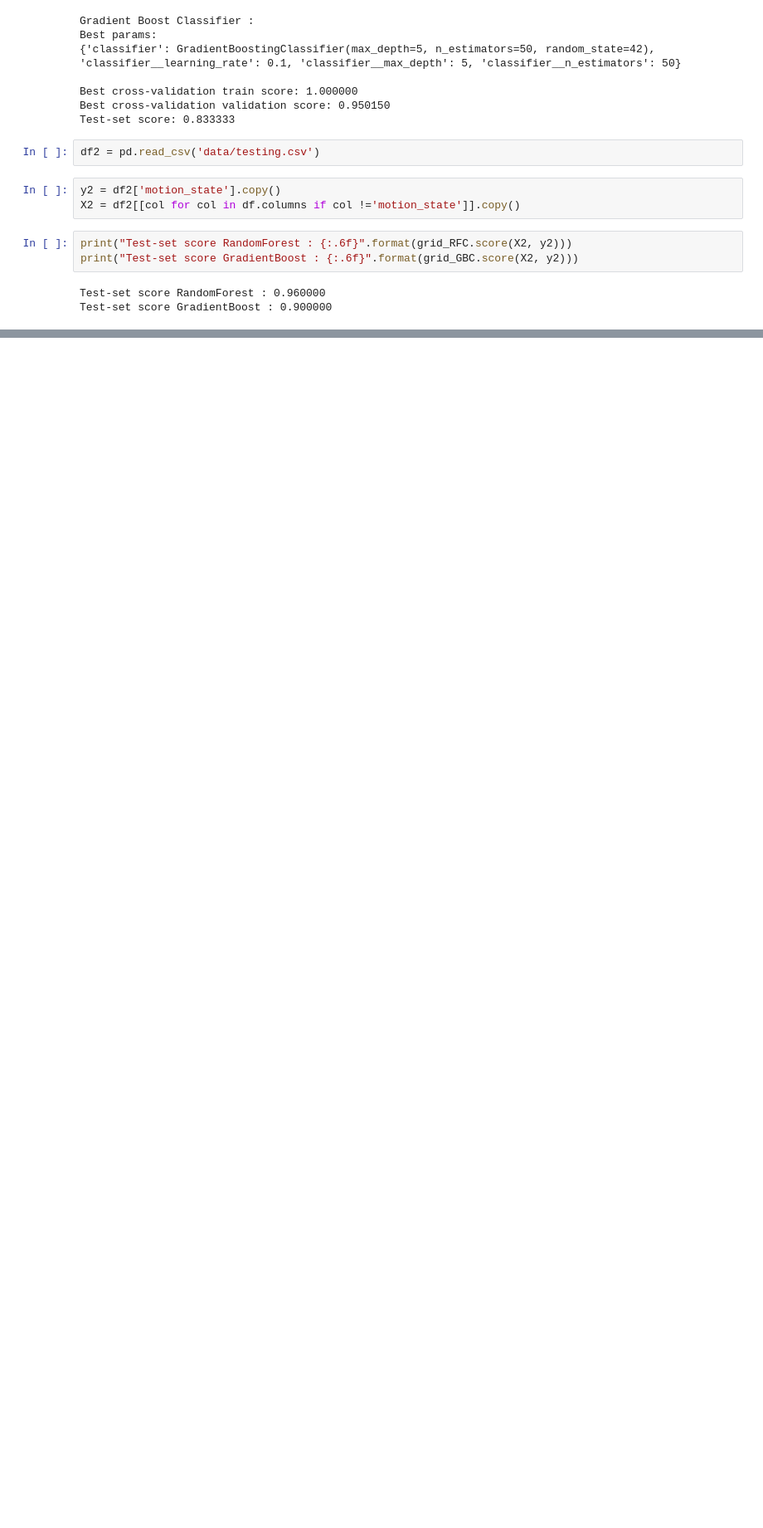
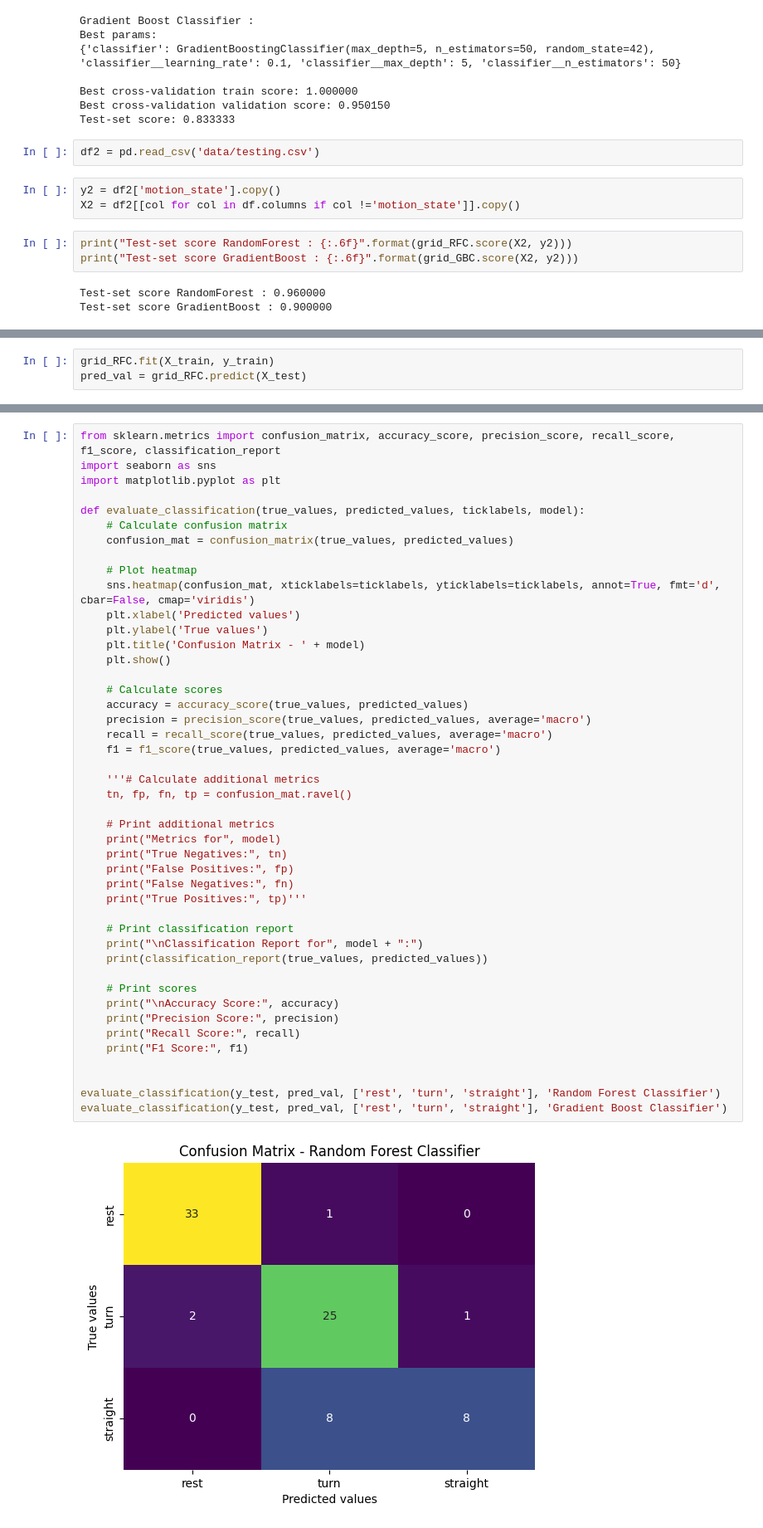
Before and after one commit to sauravuprety21/enel682-proj, a Jupyter notebook: Ensemble.ipynb, the cells around one changed output, grey strips where cells are left out. Shown at 83% size. Saved outputs shown, nothing was run; the diff lists cells and outputs as text; blank space fills up the shorter version.

Commit message:
Update Ensemble.ipynb
Added Accuracy metrics for classifier model

```diff
--- a/Ensemble.ipynb
+++ b/Ensemble.ipynb
@@ -117,0 +122,3 @@ Test-set score GradientBoost : 0.900000
+# %%
+grid_RFC.fit(X_train, y_train)
+pred_val = grid_RFC.predict(X_test)
@@ -117,0 +128,47 @@ Test-set score GradientBoost : 0.900000
+# %%
+from sklearn.metrics import confusion_matrix, accuracy_score, precision_score, recall_score, f1_score, classification_report
+import seaborn as sns
+import matplotlib.pyplot as plt
+
+def evaluate_classification(true_values, predicted_values, ticklabels, model):
+    # Calculate confusion matrix
+    confusion_mat = confusion_matrix(true_values, predicted_values)
+
+    # Plot heatmap
+    sns.heatmap(confusion_mat, xticklabels=ticklabels, yticklabels=ticklabels, annot=True, fmt='d', cbar=False, cmap='viridis')
+    plt.xlabel('Predicted values')
+    plt.ylabel('True values')
+    plt.title('Confusion Matrix - ' + model)
+    plt.show()
+
+    # Calculate scores
+    accuracy = accuracy_score(true_values, predicted_values)
+    precision = precision_score(true_values, predicted_values, average='macro')
+    recall = recall_score(true_values, predicted_values, average='macro')
+    f1 = f1_score(true_values, predicted_values, average='macro')
+
+    '''# Calculate additional metrics
+    tn, fp, fn, tp = confusion_mat.ravel()
+
+    # Print additional metrics
+    print("Metrics for", model)
+    print("True Negatives:", tn)
+    print("False Positives:", fp)
+    print("False Negatives:", fn)
+    print("True Positives:", tp)'''
+
+    # Print classification report
+    print("\nClassification Report for", model + ":")
+    print(classification_report(true_values, predicted_values))
+
+    # Print scores
+    print("\nAccuracy Score:", accuracy)
+    print("Precision Score:", precision)
+    print("Recall Score:", recall)
+    print("F1 Score:", f1)
+
+
+evaluate_classification(y_test, pred_val, ['rest', 'turn', 'straight'], 'Random Forest Classifier')
+evaluate_classification(y_test, pred_val, ['rest', 'turn', 'straight'], 'Gradient Boost Classifier')
+# %% [output]
+[figure, added]
```
Also changed, not shown: parts of 3 cells of this notebook.
